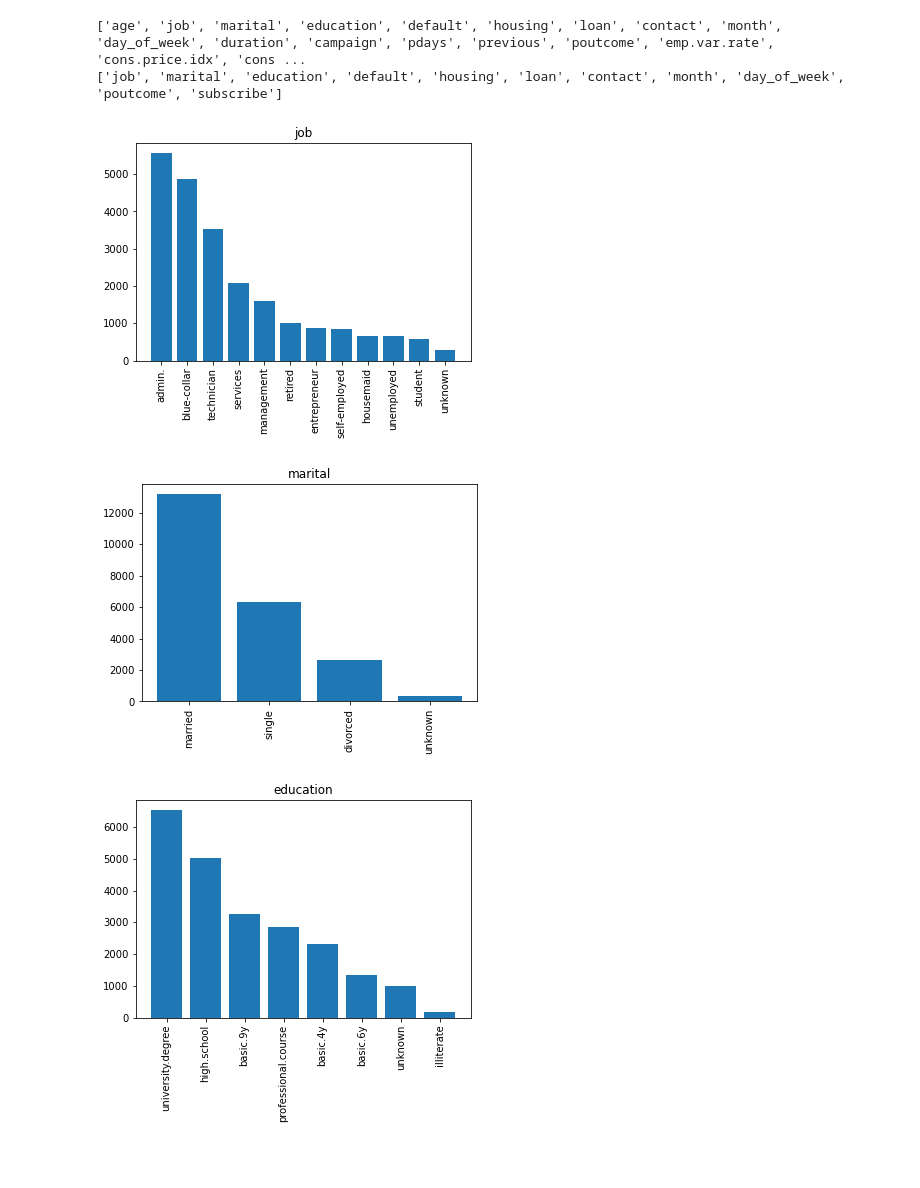
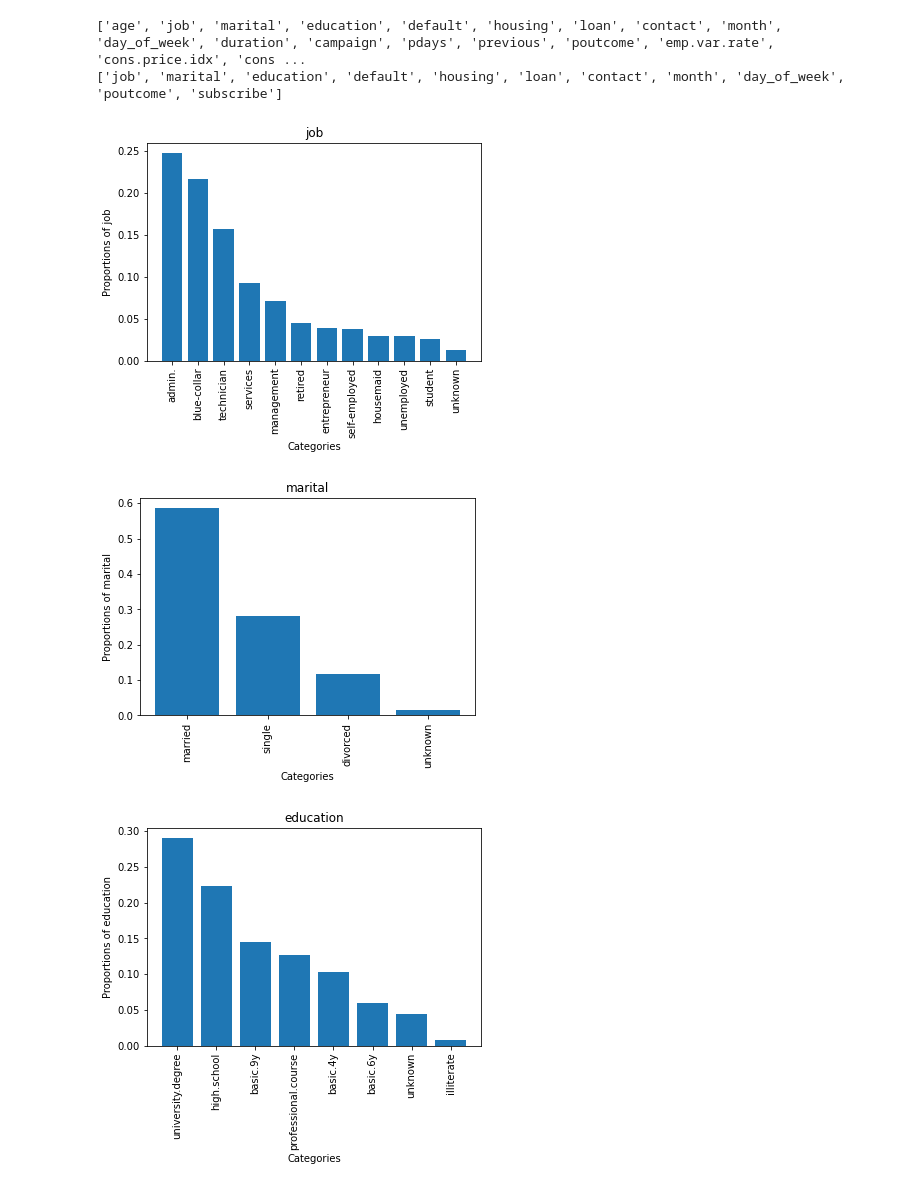
Before and after one commit to mengyanl/DirectMarketing, a Jupyter notebook: NoteBook/DataWrangling.ipynb, the cells around one changed output. Saved outputs shown, nothing was run; the diff lists cells and outputs as text; code cells hidden in the pictures; blank space fills up the shorter version.

Commit message:
Modified Figures

```diff
--- a/NoteBook/DataWrangling.ipynb
+++ b/NoteBook/DataWrangling.ipynb
@@ -143,13 +143,15 @@ print(cat)
 # %%
 for c in cat:
     categories = market[c].value_counts().index
-    counts = market[c].value_counts().values
+    counts = market[c].value_counts(normalize=True).values
     plt.bar(categories, counts)
     plt.xticks(rotation=90)
     plt.title(c)
+    plt.xlabel('Categories')
+    plt.ylabel(str('Proportions of ' + c))
     plt.show()
     plt.close()
 # %% [output]
-[figure, old version]
+[figure, new version]
-[figure, old version]
+[figure, new version]
-[figure, old version]
+[figure, new version]
```
Also changed, not shown: parts of 1 cell of this notebook.
